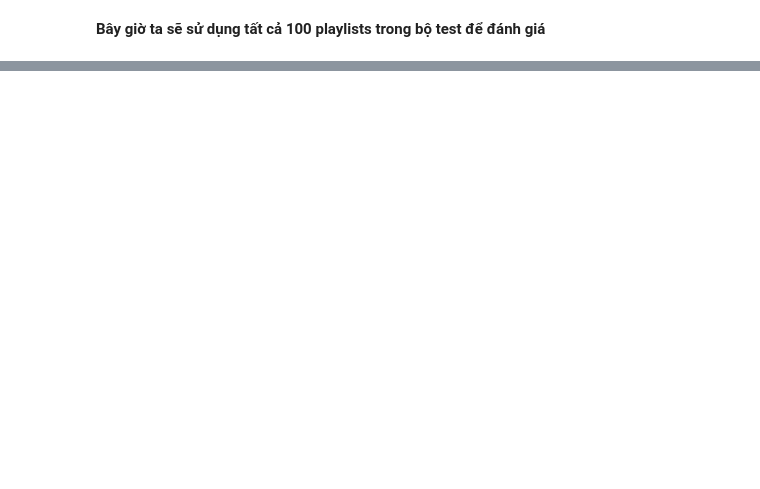
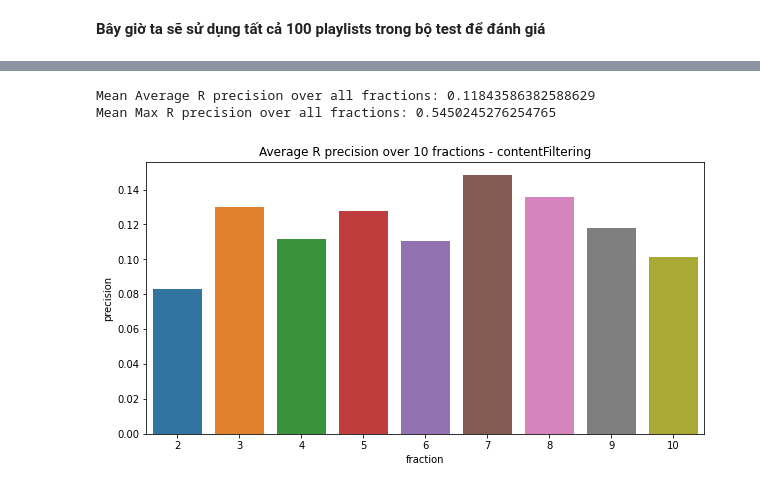
Before and after one commit to ndkhanh360/playlist_continuation, a Jupyter notebook: source/model/contentFiltering.ipynb, the cells around one changed output, grey strips where cells are left out. Drawn from its saved outputs; the diff is of its cells as text; code cells hidden in the pictures; blank space fills up the shorter version.

Commit message:
add model and images
add model and images

```diff
--- a/source/model/contentFiltering.ipynb
+++ b/source/model/contentFiltering.ipynb
@@ -132,3 +140,0 @@ track_name_result.extend(given_songs_name)
-# %%
-r_score = r_precision(track_name_result, all_name_songs)
-print(f'r_score: {r_score}')
@@ -161,3 +142,0 @@ Max R precision: 0.4722222222222222
-# %%
-fraction = list(np.arange(1, 10))
-fraction
@@ -167,0 +176,5 @@ fraction
+# %%
+r_score = test_multi_feats(pd_playlists, pd_full, fraction = 5, nums_playlists_test = 100)
+
+print("Average R precision: " + str(np.mean(r_score)))
+print("Max R precision: " + str(np.max(r_score)))
@@ -167,0 +192,15 @@ fraction
+# %%
+fraction_to_test = list(np.arange(2, 11))
+
+result_mean = {}
+result_max = {}
+
+for fraction in fraction_to_test:
+  r_score = test_multi_feats(pd_playlists, pd_full, fraction = fraction, nums_playlists_test = 100)
+  result_mean[fraction] = np.mean(r_score)
+  result_max[fraction] = np.max(r_score)
+  print('-'*30)
+  print(f'fraction {fraction}:')
+  print("Average R precision: " + str(np.mean(r_score)))
+  print("Max R precision: " + str(np.max(r_score)))
+  print('-'*30)
@@ -167,0 +225,19 @@ fraction
+# %%
+print(f'Mean Average R precision over all fractions: {np.mean(list(result_mean.values()))}')
+print(f'Mean Max R precision over all fractions: {np.mean(list(result_max.values()))}')
+# %% [output]
+Mean Average R precision over all fractions: 0.11843586382588629
+Mean Max R precision over all fractions: 0.5450245276254765
+# %%
+plt.figure(figsize=(10, 5))
+
+ax = sns.barplot(x=list(result_mean.keys()), y=list(result_mean.values()))
+
+_ = ax.set_title('Average R precision over 10 fractions - contentFiltering')
+
+ax.set_ylabel('precision')
+ax.set_xlabel('fraction')
+
+plt.savefig('../../images/contentFiltering_average_R_precision.png', bbox_inches = 'tight')
+# %% [output]
+[figure, added]
```
Also changed, not shown: parts of 30 cells of this notebook, 5 other files.
